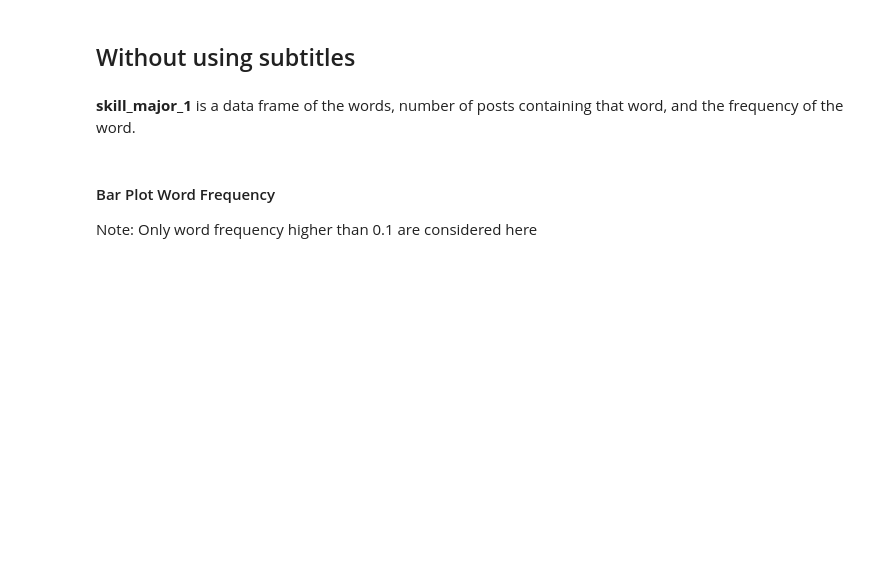
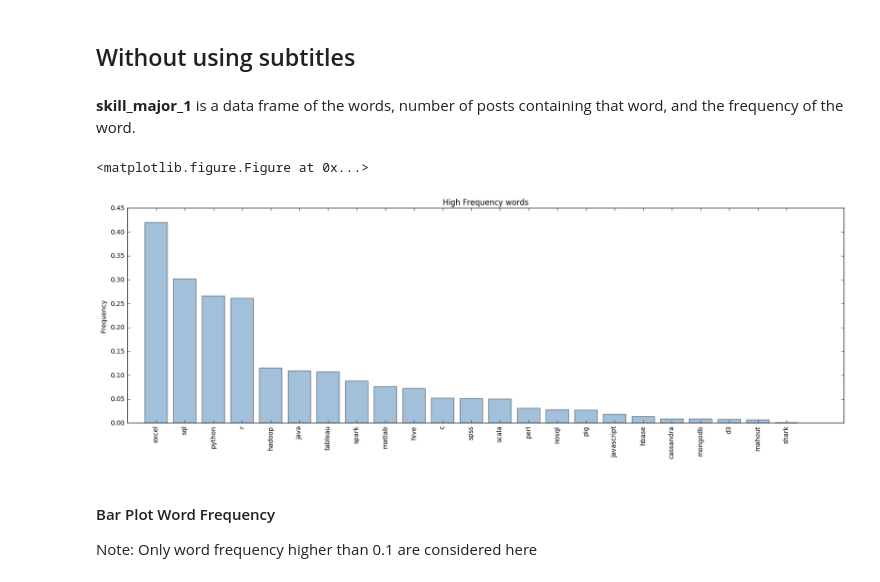
Before and after one commit to DoraXue/STA141b-Project, a Jupyter notebook: STEP2 - QUALIFICATION N SKILLS N DEGREES_Major.ipynb, the cells around one changed output. Drawn from its saved outputs; the diff is of its cells as text; code cells hidden in the pictures; blank space fills up the shorter version.

```diff
--- a/STEP2 - QUALIFICATION N SKILLS N DEGREES_Major.ipynb
+++ b/STEP2 - QUALIFICATION N SKILLS N DEGREES_Major.ipynb
@@ -121,6 +121,41 @@ def skills(df):
 skills_stat_1 = skills(summary_stat)
 skills_che_1 = skills(summary_che)
 skills_mse_1 = skills(summary_mse)
+# %%
+prog_lang_dict = ['r', 'python', 'java', 'c', 'ruby', 'perl', 'matlab', 'javascript', 'scala']
+analysis_tool_dict = ['excel',  'tableau', 'd','sas', 'spss', 'd3']
+hadoop_dict = ['hadoop','mapreduce', 'spark', 'pig', 'hive', 'shark','oozie','zookeeper','flume', 'mahout']
+database_dict = ['sql', 'nosql', 'hbase', 'cassandra', 'mongodb']
+
+
+prog_long_df = pd.DataFrame()
+analysis_tool_df = pd.DataFrame()
+hadoop_df = pd.DataFrame()
+database_df = pd.DataFrame()
+
+
+
+for word in list(skills_stat_1['word']):
+    temp_df = skills_stat_1.loc[ skills_stat_1['word'] == word, ['word','percent']]
+    if word in prog_lang_dict:
+        prog_long_df = prog_long_df.append(temp_df)
+        prog_long_df['category'] = 'programming language'
+    elif word in analysis_tool_dict:
+        analysis_tool_df = analysis_tool_df.append(temp_df)
+        analysis_tool_df['category'] = 'analysis tool'
+    elif word in hadoop_dict:
+        hadoop_df = hadoop_df.append(temp_df)
+        hadoop_df['category'] = 'hadoop'
+    elif word in database_dict:
+        database_df = database_df.append(temp_df)
+        database_df['category'] = 'database'
+# %%
+stat_skills = pd.concat([prog_long_df, analysis_tool_df, hadoop_df, database_df])
+# %%
+word_barplot(stat_skills.sort_index())
+# %% [output]
+<matplotlib.figure.Figure at 0x...>
+[figure, added]
 # %% [markdown]
 #### Bar Plot Word Frequency
 Note: Only word frequency higher than 0.1 are considered here
```
Also changed, not shown: parts of 3 cells of this notebook.
